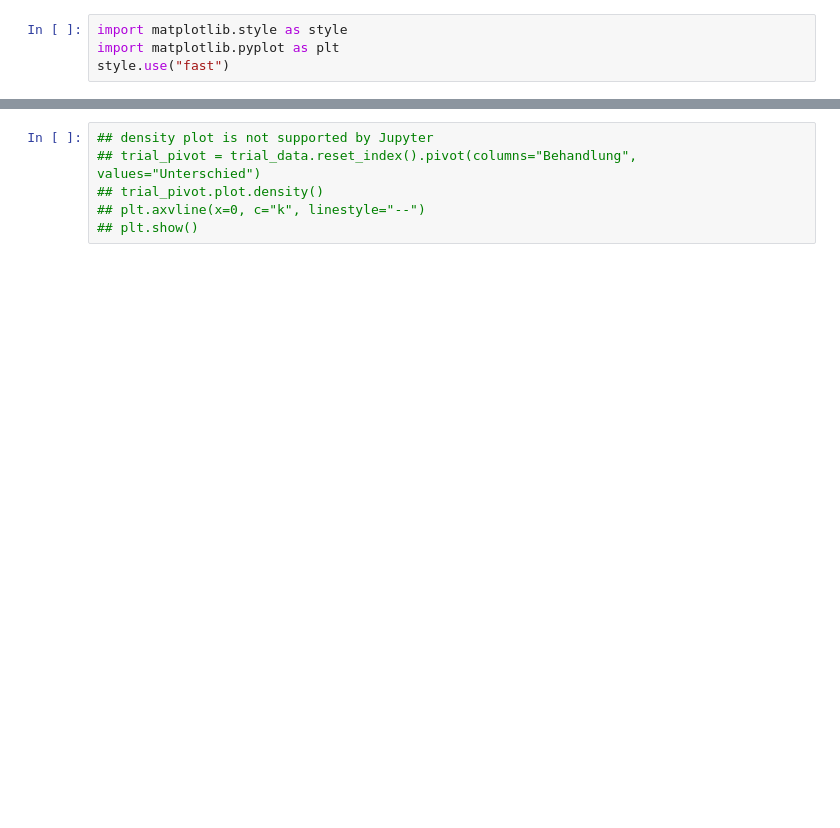
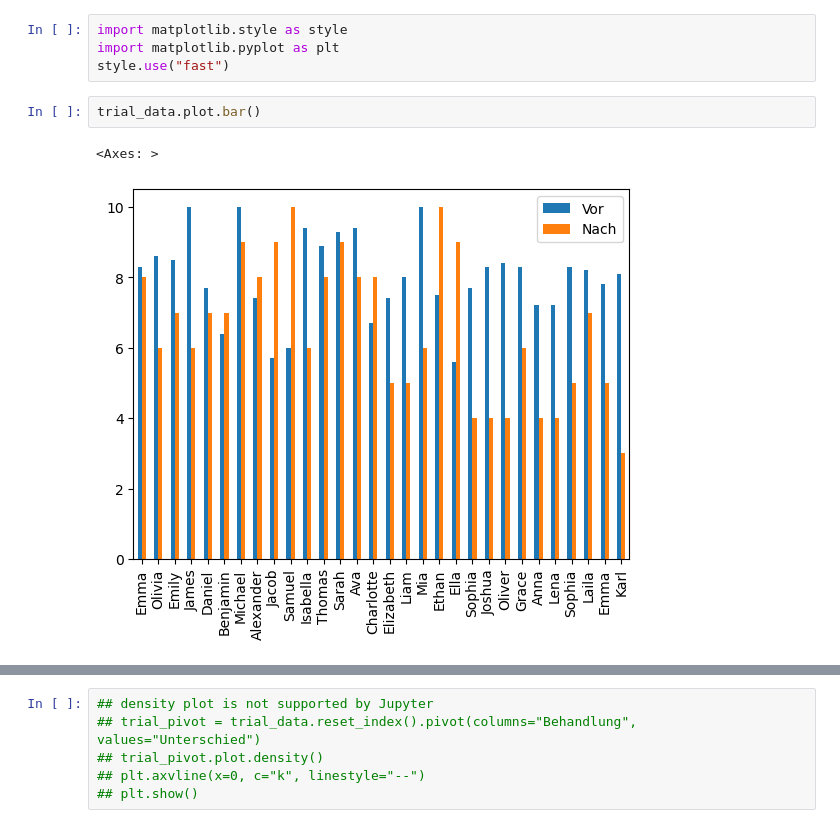
Before and after one commit to julianesiebourg/2023-11-Zukunftstag-2023, a Jupyter notebook: 2023-11-Zukunftstag-design.ipynb, the cells around one changed output, grey strips where cells are left out. Drawn from its saved outputs; the diff is of its cells as text; blank space fills up the shorter version.

```diff
--- a/2023-11-Zukunftstag-design.ipynb
+++ b/2023-11-Zukunftstag-design.ipynb
@@ -108,3 +112,8 @@ trial_data.sort_values(by=["Behandlung", "Name"])
 import matplotlib.style as style
 import matplotlib.pyplot as plt
 style.use("fast")
+# %%
+trial_data.plot.bar()
+# %% [output]
+<Axes: >
+[figure, added]
```
Also changed, not shown: parts of 19 cells of this notebook, 1 other file.
